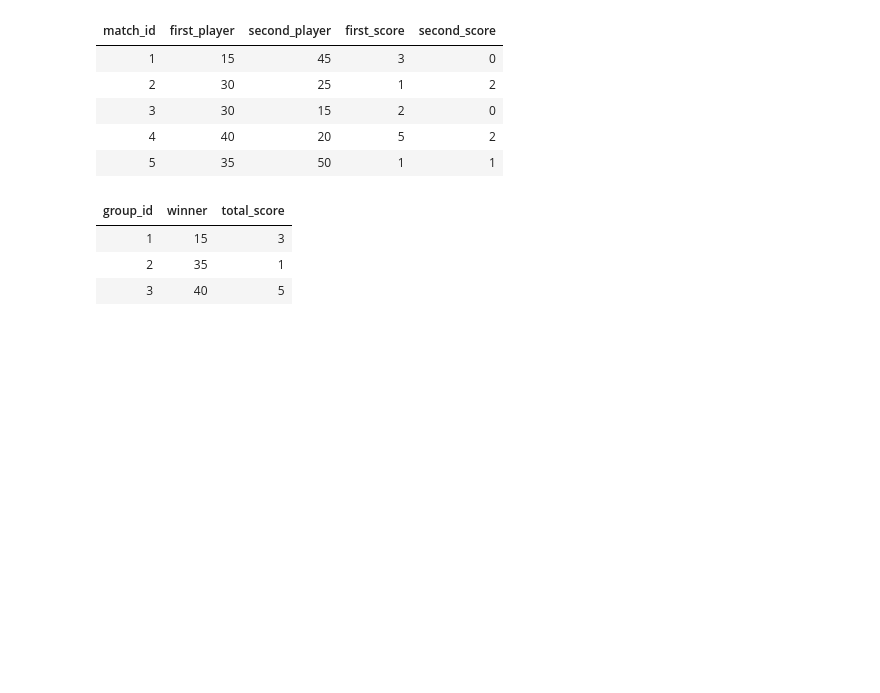
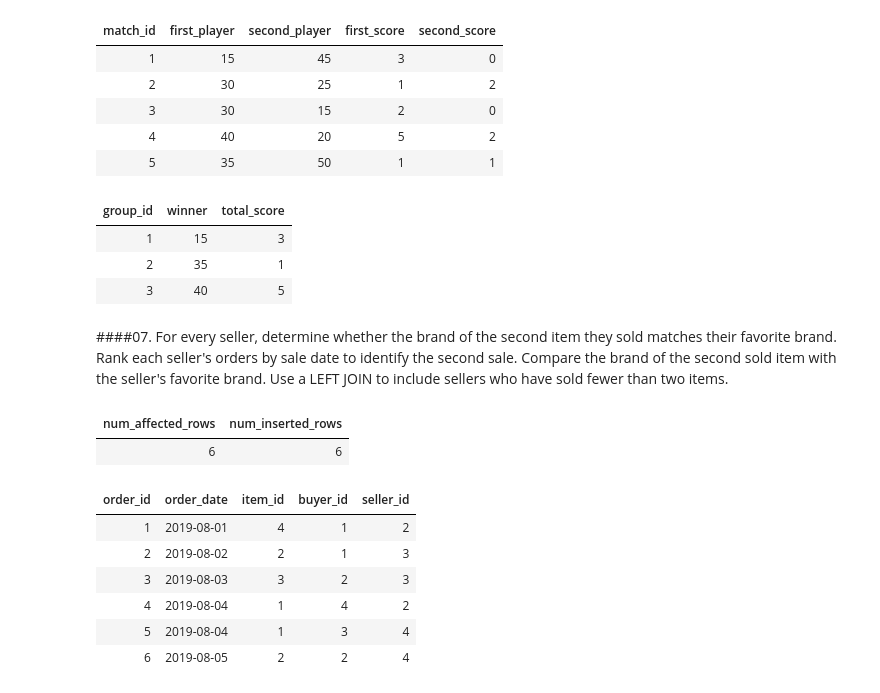
Before and after one commit to Rupam-1/SQL-Pyspark-practise_youtube, a Jupyter notebook: 01. SQL - Part1.ipynb, the cells around one changed output. Cells and saved outputs as stored; diff of their text form; code cells hidden in the pictures; blank space fills up the shorter version.

```diff
--- a/01. SQL - Part1.ipynb
+++ b/01. SQL - Part1.ipynb
@@ -526,3 +526,60 @@ ORDER BY group_id;
 | 1 | 15 | 3 |
 | 2 | 35 | 1 |
 | 3 | 40 | 5 |
+# %% [markdown]
+####07. For every seller, determine whether the brand of the second item they sold matches their favorite brand.
+Rank each seller's orders by sale date to identify the second sale.
+Compare the brand of the second sold item with the seller's favorite brand.
+Use a LEFT JOIN to include sellers who have sold fewer than two items.
+# %%
+%sql
+DROP TABLE IF EXISTS marketplace_users;
+DROP TABLE IF EXISTS marketplace_orders;
+DROP TABLE IF EXISTS marketplace_items;
+CREATE TABLE marketplace_users (
+    user_id INT,
+    join_date DATE,
+    favorite_brand STRING
+);
+CREATE TABLE marketplace_orders (
+    order_id INT,
+    order_date DATE,
+    item_id INT,
+    buyer_id INT,
+    seller_id INT
+);
+CREATE TABLE marketplace_items (
+    item_id INT,
+    item_brand STRING
+);
+INSERT INTO marketplace_users VALUES
+(1,'2019-01-01','Lenovo'),
+(2,'2019-02-09','Samsung'),
+(3,'2019-01-19','LG'),
+(4,'2019-05-21','HP');
+INSERT INTO marketplace_items VALUES
+(1,'Samsung'),
+(2,'Lenovo'),
+(3,'LG'),
+(4,'HP');
+INSERT INTO marketplace_orders VALUES
+(1,'2019-08-01',4,1,2),
+(2,'2019-08-02',2,1,3),
+(3,'2019-08-03',3,2,3),
+(4,'2019-08-04',1,4,2),
+(5,'2019-08-04',1,3,4),
+(6,'2019-08-05',2,2,4);
+# %% [output]
+| num_affected_rows | num_inserted_rows |
+| 6 | 6 |
+# %%
+%sql
+SELECT * FROM marketplace_orders;
+# %% [output]
+| order_id | order_date | item_id | buyer_id | seller_id |
+| 1 | 2019-08-01 | 4 | 1 | 2 |
+| 2 | 2019-08-02 | 2 | 1 | 3 |
+| 3 | 2019-08-03 | 3 | 2 | 3 |
+| 4 | 2019-08-04 | 1 | 4 | 2 |
+| 5 | 2019-08-04 | 1 | 3 | 4 |
+| 6 | 2019-08-05 | 2 | 2 | 4 |
```
Also changed, not shown: parts of 5 cells of this notebook, 1 other file.
